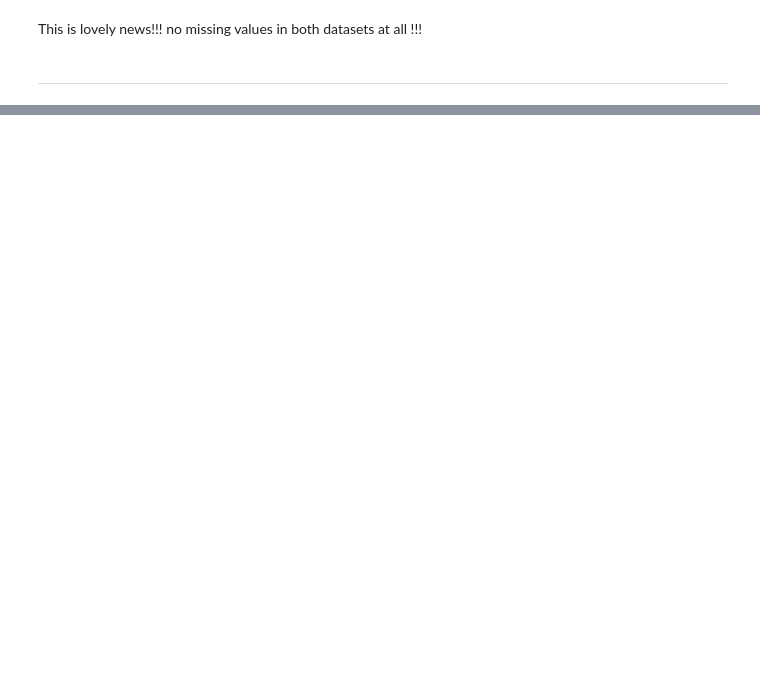
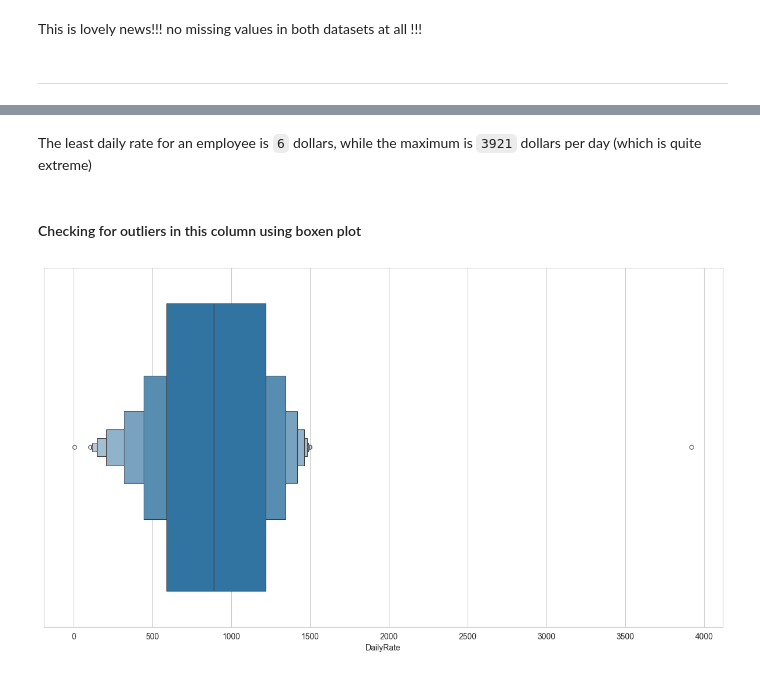
Before and after one commit to Voidblocker/Bluechip-Summit-Employee-Attrition-Prediction, a Jupyter notebook: Employee Attrition Prediction.ipynb, the cells around one changed output, grey strips where cells are left out. Cells and saved outputs as stored; diff of their text form; code cells hidden in the pictures; blank space fills up the shorter version.

```diff
--- a/Employee Attrition Prediction.ipynb
+++ b/Employee Attrition Prediction.ipynb
@@ -124,0 +193,9 @@ This is lovely news!!! no missing values in both datasets at all !!!
+# %%
+### combining the dataset for cleaning
+
+## Giving each of then unique identifiers to make seperation easier
+train_data['ind'] = 0
+test_data['ind'] = 1
+
+combined_df = pd.concat([train_data, test_data], axis=0)
+combined_df.head()
@@ -124,0 +332,9 @@ This is lovely news!!! no missing values in both datasets at all !!!
+# %% [markdown]
+The least daily rate for an employee is `6` dollars, while the maximum is `3921` dollars per day (which is quite extreme)
+# %% [markdown]
+#### Checking for outliers in this column using boxen plot
+# %%
+plt.figure(figsize=(15, 8))
+sb.boxenplot(combined_df, x='DailyRate');
+# %% [output]
+[figure, added]
```
Also changed, not shown: parts of 313 cells of this notebook, 1 other file.
